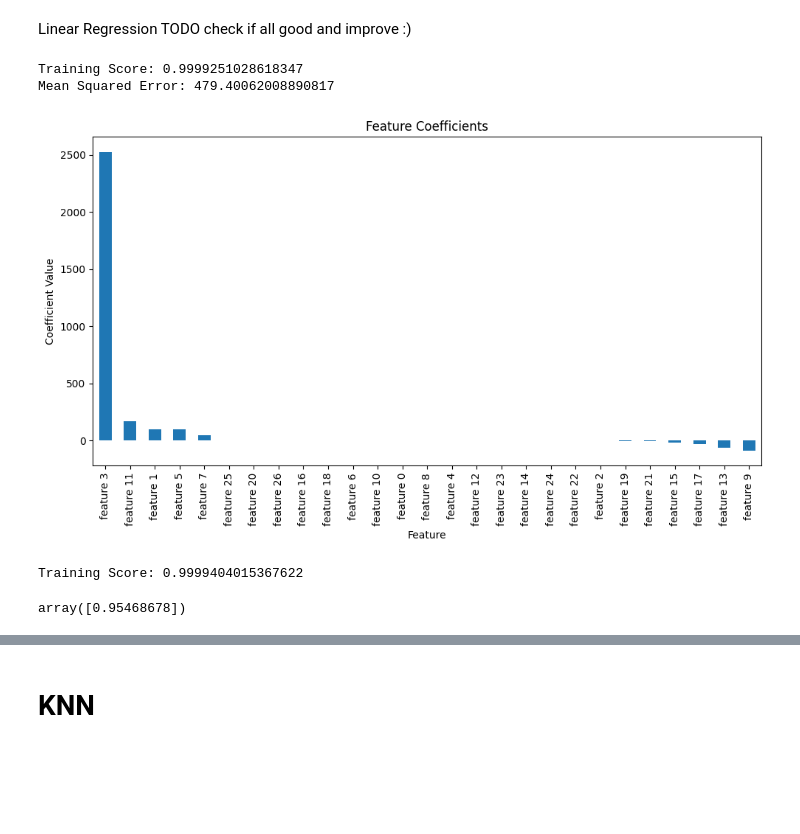
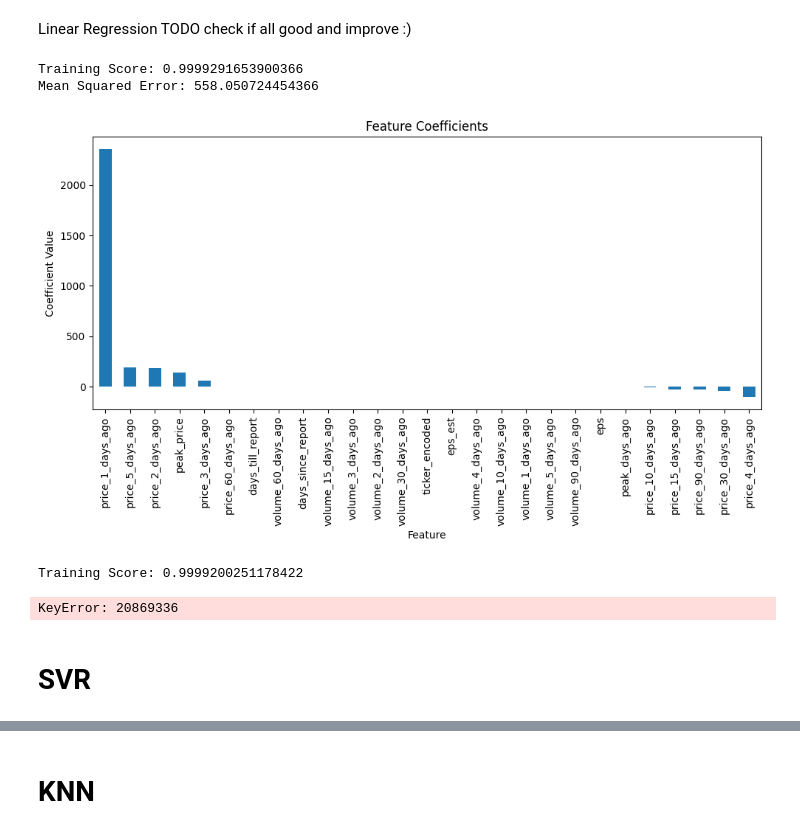
Before and after one commit to thunder913/Machine-Learning, a Jupyter notebook: stocks.ipynb, the cells around one changed output, grey strips where cells are left out. Cells and saved outputs as stored; diff of their text form; code cells hidden in the pictures; blank space fills up the shorter version.

```diff
--- a/stocks.ipynb
+++ b/stocks.ipynb
@@ -262,27 +295,4 @@ Mean Squared Error for max_depth=1: 9953.354213901817
 KeyboardInterrupt:
 # %% [markdown]
 The best params seem to be {'max_depth': 10, 'min_samples_leaf': 1, 'min_samples_split': 2, 'n_estimators': 100}. Let's train the model with them
-# %%
-def prepare_data(stock_data_tidy, features, target, scale_output, frac=0.05):
-    stock_data_tidy_train = stock_data_tidy.sample(frac=frac, random_state=42)
-
-    X = stock_data_tidy_train[features]
-    y = stock_data_tidy_train[target]
-
-    scaler_X = StandardScaler()
-    X = scaler_X.fit_transform(X)
-
-    if scale_output:
-        scaler_y = StandardScaler()
-        y = scaler_y.fit_transform(y.values.reshape(-1, 1)).ravel()
-    else:
-        scaler_X, scaler_y = None, None
-
-    X_main, X_final_test, y_main, y_final_test = train_test_split(X, y, test_size=0.1, random_state=42)
-    X_train, X_test, y_train, y_test = train_test_split(X_main, y_main, test_size=0.2, random_state=42)
-
-    if scale_output:
-        return X_train, X_test, y_train, y_test, X_final_test, y_final_test, scaler_X, scaler_y
-    else:
-        return X_train, X_test, y_train, y_test, X_final_test, y_final_test
 # %%
@@ -312,47 +322,51 @@ fig.tight_layout()
 # Linear Regression
 # %% [markdown]
 Linear Regression TODO check if all good and improve :)
+# %%
+linear_regression_data = prepare_data(stock_data_tidy, features, target, False, 1)
 # %%
 linear_model = LinearRegression()
-linear_model.fit(X_train, y_train)
+linear_model.fit(linear_regression_data.X_train, linear_regression_data.y_train)
 
 # Score the model on the training data
-train_score = linear_model.score(X_train, y_train)
+train_score = linear_model.score(linear_regression_data.X_train, linear_regression_data.y_train)
 print(f"Training Score: {train_score}")
 
 # Make predictions on the test set
-y_pred = linear_model.predict(X_test)
+y_pred = linear_model.predict(linear_regression_data.X_test)
 
 # Calculate and print the mean squared error
-mse = np.mean((y_test - y_pred) ** 2)
+mse = np.mean((linear_regression_data.y_test - y_pred) ** 2)
 print(f"Mean Squared Error: {mse}")
 
 # Linear regression does not provide feature importances in the same way as RandomForest
 # Instead, we can look at the coefficients
-coefficients = pd.Series(linear_model.coef_, index=feature_names).sort_values(ascending=False)
+coefficients = pd.Series(linear_model.coef_, index=features).sort_values(ascending=False)
 
 plt.figure(figsize=(10, 6))
 coefficients.plot(kind='bar')
 plt.title('Feature Coefficients')
 plt.ylabel('Coefficient Value')
 plt.xlabel('Feature')
 plt.tight_layout()
 plt.show()
 # %% [output]
-Training Score: 0.9999251028618347
-Mean Squared Error: 479.40062008890817
+Training Score: 0.9999291653900366
+Mean Squared Error: 558.050724454366
-[figure, old version]
+[figure, new version]
 # %%
-train_score = linear_model.score(X_final_test, y_final_test)
+train_score = linear_model.score(linear_regression_data.X_final_test, linear_regression_data.y_final_test)
 print(f"Training Score: {train_score}")
 # %% [output]
-Training Score: 0.9999404015367622
+Training Score: 0.9999200251178422
 # %%
 # Test a certain row
-X_final_test[1].__len__()
-predicted_close = linear_model.predict(X_final_test[-4].reshape(1,-1))
+linear_regression_data.X_final_test[1].__len__()
+predicted_close = linear_model.predict(linear_regression_data.X_final_test[-4].reshape(1,-1))
 predicted_close
 
-predicted_close / y_final_test[20869336]
+predicted_close / linear_regression_data.y_final_test[20869336]
 # %% [output]
-array([0.95468678])
+KeyError: 20869336
+# %% [markdown]
+# SVR
```
Also changed, not shown: parts of 25 cells of this notebook.
